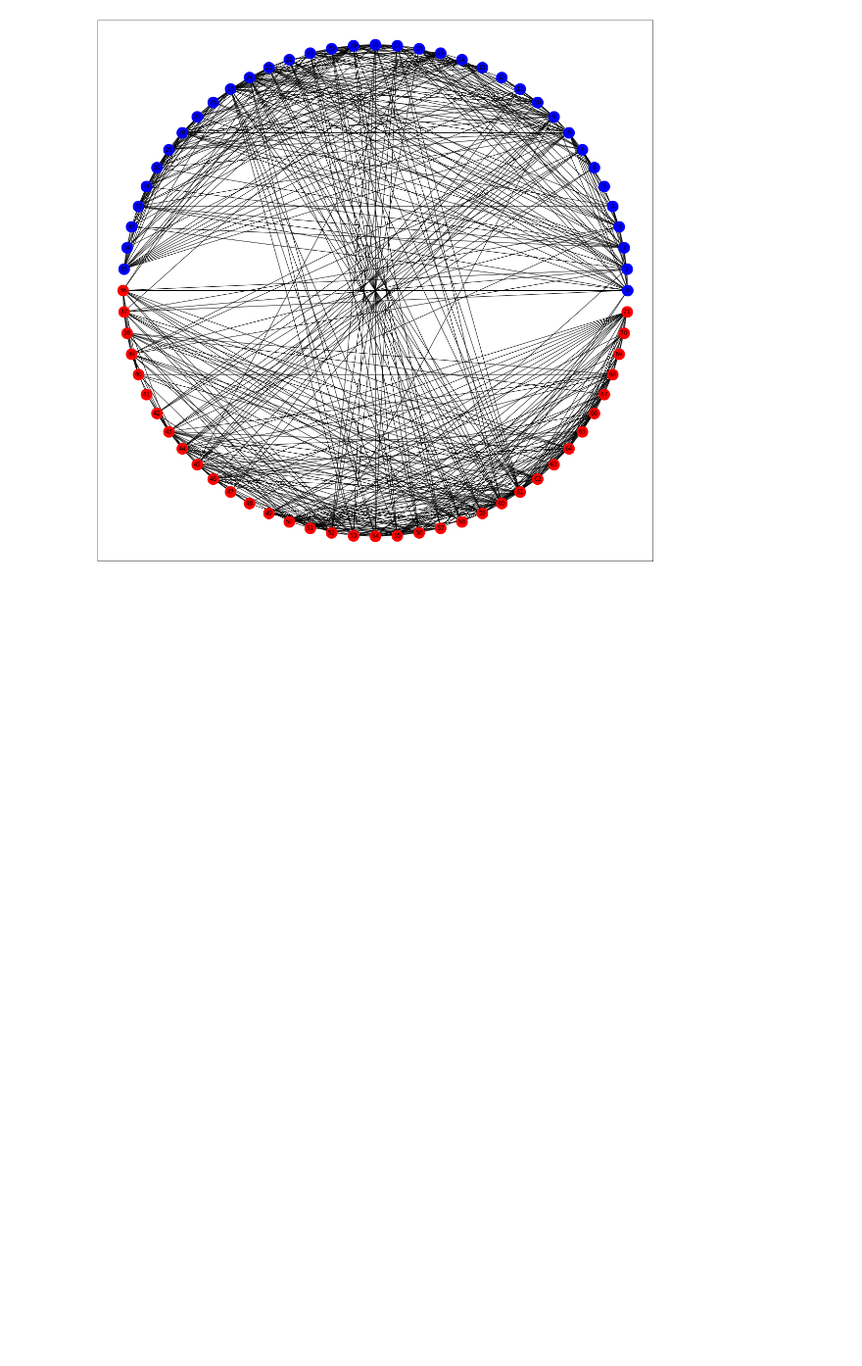
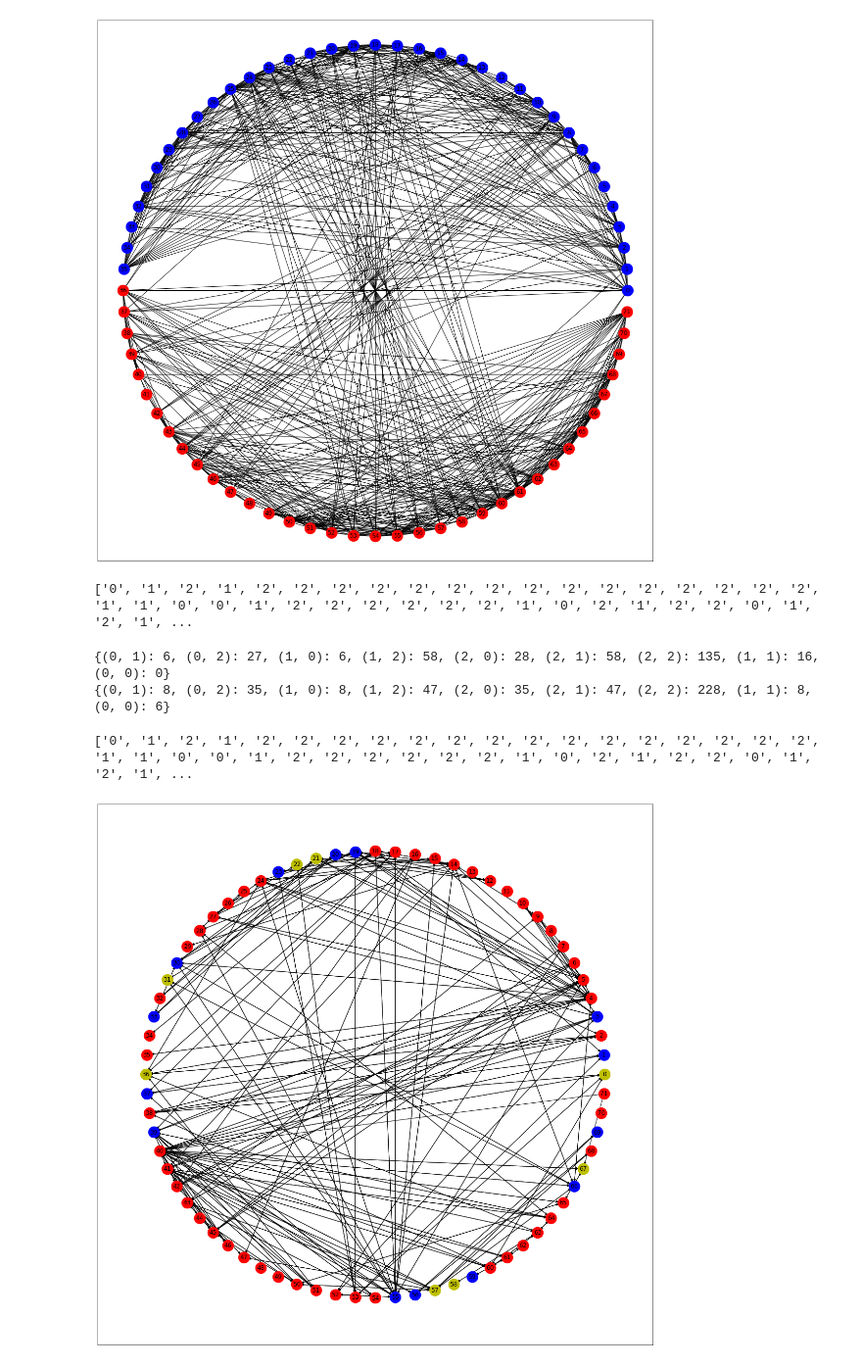
Before and after one commit to koshyanand/connectome_analysis, a Jupyter notebook: Plots.ipynb, the cells around one changed output. Shown at 98% size. Drawn from its saved outputs; the diff is of its cells as text; code cells hidden in the pictures; blank space fills up the shorter version.

```diff
--- a/Plots.ipynb
+++ b/Plots.ipynb
@@ -35,0 +47,69 @@ fig.savefig('temp.png')
+# %%
+f = open(chimp + "association_labels.txt", "r")
+association = f.read().strip().split("\n")
+print(association)
+ass_dic = get_node_cluster(association)
+# %% [output]
+['0', '1', '2', '1', '2', '2', '2', '2', '2', '2', '2', '2', '2', '2', '2', '2', '2', '2', '2', '1', '1', '0', '0', '1', '2', '2', '2', '2', '2', '2', '1', '0', '2', '1', '2', '2', '0', '1', '2', '1', ...
+# %%
+c_adj_matrix = [[0 for x in range(72)] for y in range(72)]
+h_adj_matrix = [[0 for x in range(72)] for y in range(72)]
+human = "./data/human/"
+chimp = "./data/chimpanzee/"
+chimp_adj_matrix = create_adj_matrix(chimp + "chimpanzee_60.txt", 72)
+human_adj_matrix = create_adj_matrix(human + "human_60.txt", 72)
+h_dic = {(0,1):0,(0,2):0, (1,0):0, (1,2):0, (2,0):0, (2,1):0, (2,2):0, (1,1):0, (0,0):0}
+c_dic = {(0,1):0,(0,2):0, (1,0):0, (1,2):0, (2,0):0, (2,1):0, (2,2):0, (1,1):0, (0,0):0}
+
+def missing_edge_matrix(mat1, mat2, c_mat, h_mat):
+    count = 0
+    for i in range(len(mat1)):
+
+        for j in range(len(mat1[0])):
+
+            if mat1[i][j] != mat2[i][j]:
+
+                if mat1[i][j] == 1:
+                    c_mat[i][j] = 1
+                    c_dic[(int(association[i]), int(association[j]))] += 1
+                else:
+                    h_mat[i][j] = 1
+                    h_dic[(int(association[i]), int(association[j]))] += 1
+
+missing_edge_matrix(chimp_adj_matrix, human_adj_matrix, c_adj_matrix, h_adj_matrix)
+# %%
+print(c_dic)
+print(h_dic)
+
+for
+# %% [output]
+{(0, 1): 6, (0, 2): 27, (1, 0): 6, (1, 2): 58, (2, 0): 28, (2, 1): 58, (2, 2): 135, (1, 1): 16, (0, 0): 0}
+{(0, 1): 8, (0, 2): 35, (1, 0): 8, (1, 2): 47, (2, 0): 35, (2, 1): 47, (2, 2): 228, (1, 1): 8, (0, 0): 6}
+# %%
+chimp_graph = nx.from_numpy_matrix(np.array(c_adj_matrix), create_using=nx.DiGraph())
+human_graph = nx.from_numpy_matrix(np.array(h_adj_matrix), create_using=nx.DiGraph())
+# %%
+description = "regionDescriptions_short.txt"
+
+# df_chimp_header = get_file(True);
+# print(df_chimp_header)
+# %% [output]
+['0', '1', '2', '1', '2', '2', '2', '2', '2', '2', '2', '2', '2', '2', '2', '2', '2', '2', '2', '1', '1', '0', '0', '1', '2', '2', '2', '2', '2', '2', '1', '0', '2', '1', '2', '2', '0', '1', '2', '1', ...
+# %%
+position = nx.circular_layout(chimp_graph)
+
+fig = plt.figure(figsize = (20, 20))
+# # nx.draw_networkx(h_graph, pos)
+
+# # nx.draw_circular(h_graph, node_color='y', edge_color='#909090', node_size=500,labels=)
+nx.draw_networkx_nodes(chimp_graph,position, nodelist=ass_dic["0"], node_size=500, node_color="y")
+nx.draw_networkx_nodes(chimp_graph,position, nodelist=ass_dic["1"], node_size=500, node_color="b")
+nx.draw_networkx_nodes(chimp_graph,position, nodelist=ass_dic["2"], node_size=500, node_color="r")
+
+nx.draw_networkx_edges(chimp_graph,position)
+nx.draw_networkx_labels(chimp_graph,position)
+
+plt.show()
+fig.savefig('temp.png')
+# %% [output]
+[figure, added]
```
Also changed, not shown: parts of 2 cells of this notebook, 7 other files.
